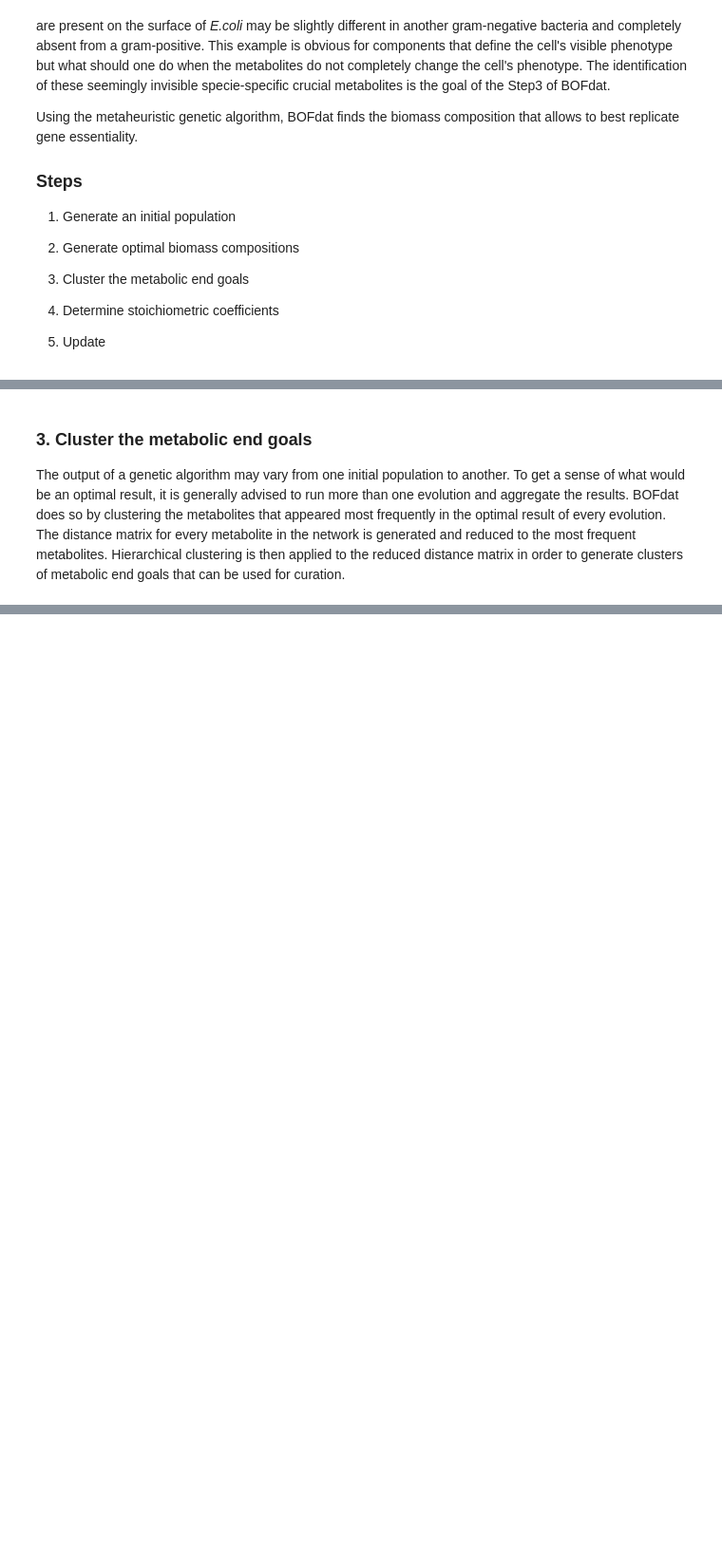
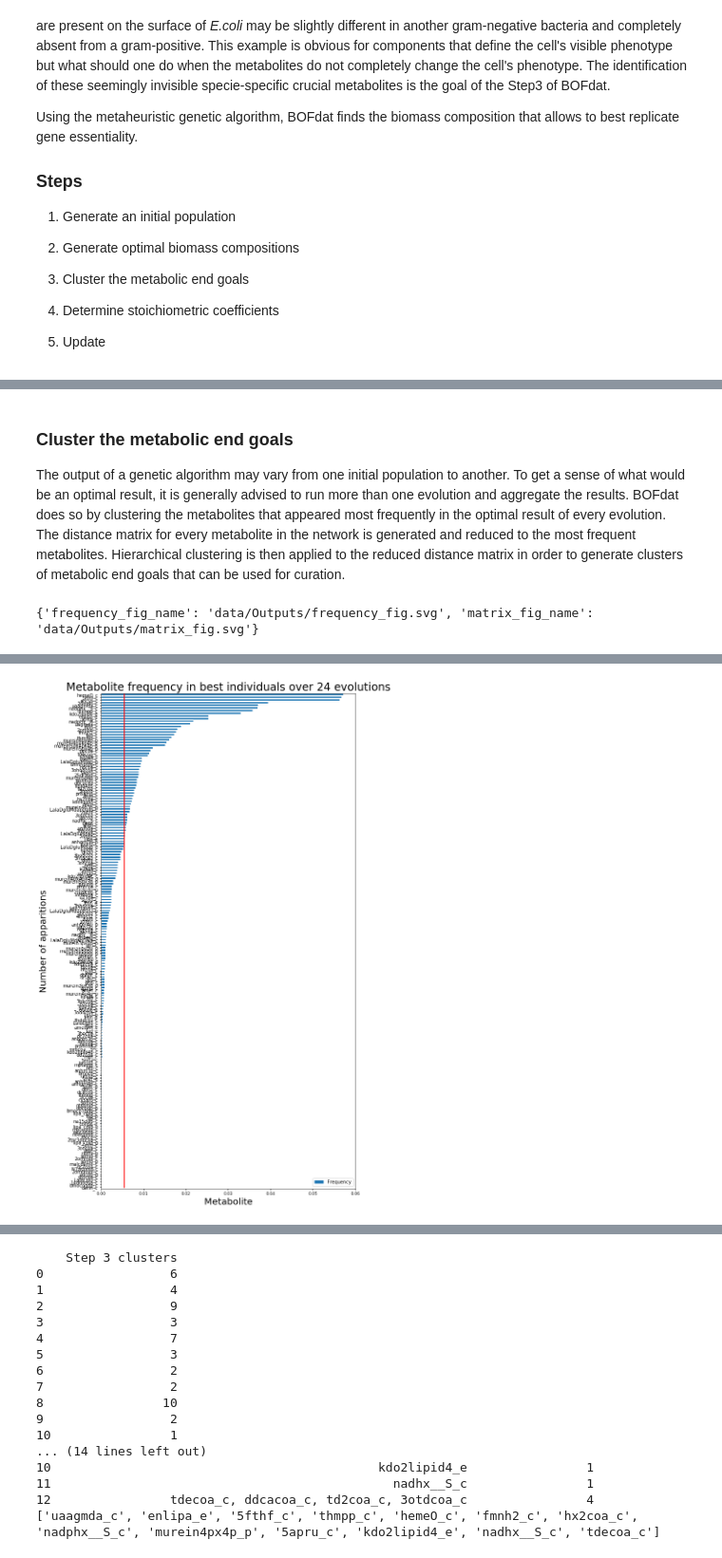
Before and after one commit to jclachance/BOFdat, a Jupyter notebook: docs/BOFdat_step3.ipynb, the cells around one changed output, grey strips where cells are left out. Shown at 95% size. Cells and saved outputs as stored; diff of their text form; code cells hidden in the pictures; blank space fills up the shorter version.

```diff
--- a/docs/BOFdat_step3.ipynb
+++ b/docs/BOFdat_step3.ipynb
@@ -40,4 +173,4 @@ step3.find_metabolites()
 # %% [markdown]
-### 3. Cluster the metabolic end goals
+### Cluster the metabolic end goals
 
 The output of a genetic algorithm may vary from one initial population to another. To get a sense of what would be an optimal result, it is generally advised to run more than one evolution and aggregate the results. BOFdat does so by clustering the metabolites that appeared most frequently in the optimal result of every evolution. The distance matrix for every metabolite in the network is generated and reduced to the most frequent metabolites. Hierarchical clustering is then applied to the reduced distance matrix in order to generate clusters of metabolic end goals that can be used for curation.
@@ -45,0 +177,22 @@ step3.cluster_metabolites()
+# %%
+from BOFdat import step3
+import pandas as pd
+#Necessary inputs
+outpath = 'data/Outputs/'
+path_to_model = 'data/iML1515.json'
+CONNECTIVITY_THRESHOLD = 15
+BASELINE=0.77
+show_frequency = True
+show_matrix = True
+# %%
+import os
+selected_metabolites = step3.cluster_metabolites(outpath,
+                              path_to_model,
+                              CONNECTIVITY_THRESHOLD,
+                              BASELINE,
+                              show_frequency,
+                              show_matrix,
+                              frequency_fig_name=os.path.join(outpath,'frequency_fig.svg'),
+                              matrix_fig_name=os.path.join(outpath,'matrix_fig.svg'))
+# %% [output]
+{'frequency_fig_name': 'data/Outputs/frequency_fig.svg', 'matrix_fig_name': 'data/Outputs/matrix_fig.svg'}
@@ -45,0 +205 @@ step3.cluster_metabolites()
+[figure, added]
@@ -45,0 +208,17 @@ step3.cluster_metabolites()
+    Step 3 clusters
+0                 6
+1                 4
+2                 9
+3                 3
+4                 7
+5                 3
+6                 2
+7                 2
+8                10
+9                 2
+10                1
+... (14 lines left out)
+10                                            kdo2lipid4_e                1
+11                                              nadhx__S_c                1
+12                tdecoa_c, ddcacoa_c, td2coa_c, 3otdcoa_c                4
+['uaagmda_c', 'enlipa_e', '5fthf_c', 'thmpp_c', 'hemeO_c', 'fmnh2_c', 'hx2coa_c', 'nadphx__S_c', 'murein4px4p_p', '5apru_c', 'kdo2lipid4_e', 'nadhx__S_c', 'tdecoa_c']
```
Also changed, not shown: parts of 17 cells of this notebook, 50 other files.
